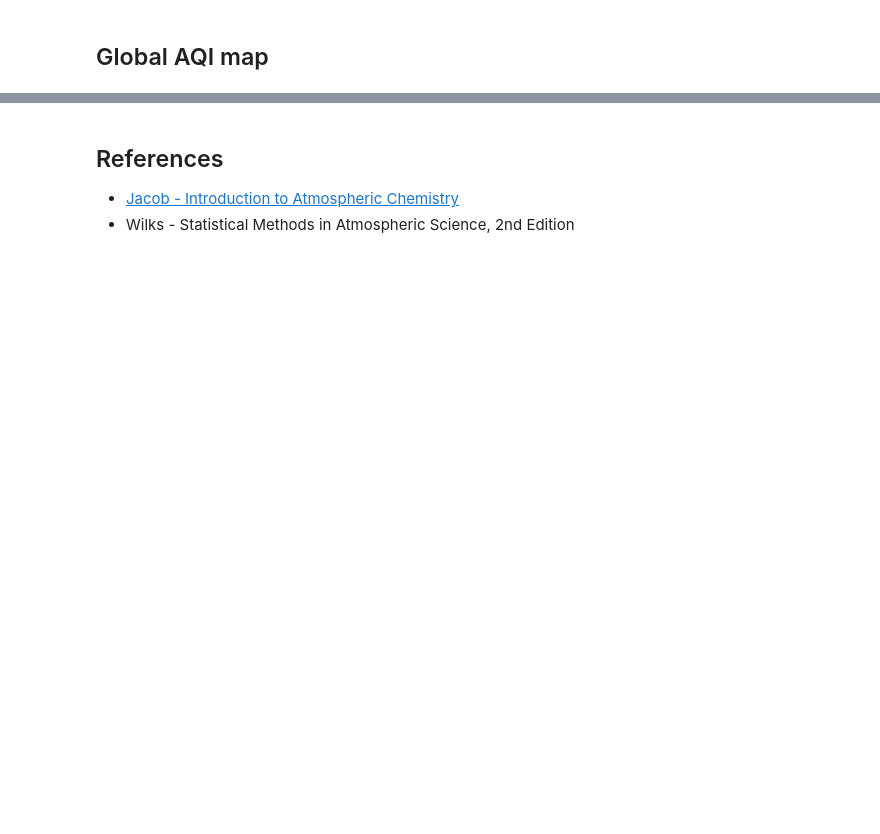
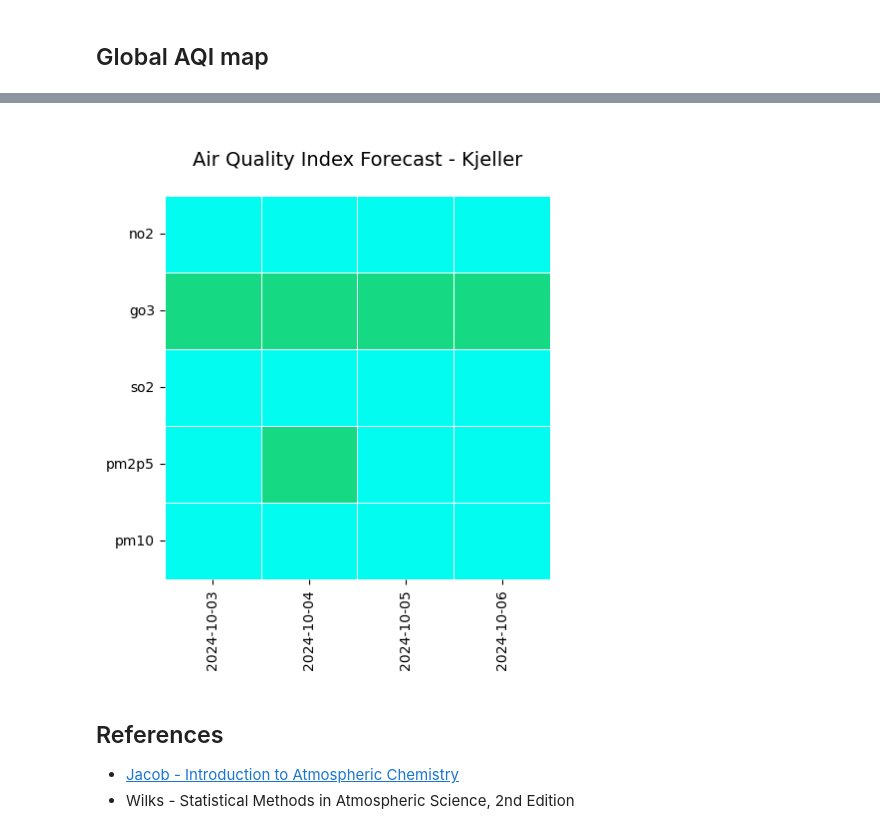
Before and after one commit to luigiselmi/copernicus, a Jupyter notebook: cams_glob_eaqi.ipynb, the cells around one changed output, grey strips where cells are left out. Saved outputs shown, nothing was run; the diff lists cells and outputs as text; code cells hidden in the pictures; blank space fills up the shorter version.

```diff
--- a/cams_glob_eaqi.ipynb
+++ b/cams_glob_eaqi.ipynb
@@ -624,0 +468,15 @@ cbar.set_ticklabels(labels)
+# %%
+kjeller_no2 = classify_forecast(kjeller_day['no2'], no2_limits)
+kjeller_o3 = classify_forecast(kjeller_day['go3'], o3_limits)
+kjeller_so2 = classify_forecast(kjeller_day['so2'], so2_limits)
+kjeller_pm25 = classify_forecast(kjeller_day['pm2p5'], pm25_limits)
+kjeller_pm10 = classify_forecast(kjeller_day['pm10'], pm10_limits)
+# %%
+kjeller_dict = {'pm10': kjeller_pm10,
+                'pm25': kjeller_pm25,
+                'so2': kjeller_so2,
+                'o3': kjeller_o3,
+                'no2': kjeller_no2}
+# %%
+kjeller_df = pd.DataFrame(kjeller_dict, index=days_index)
+kjeller_df
@@ -624,0 +489,3 @@ cbar.set_ticklabels(labels)
+# %%
+kjeller_df = (kjeller_df.T).iloc[::-1]
+kjeller_df
@@ -625,3 +499,31 @@ cbar.set_ticklabels(labels)
+# %%
+fig, ax = plt.subplots(1, 1, figsize=(5, 5))
+#cbar_ax = fig.add_axes([.82, .13, .01, .75])
+#fig.tight_layout()
+g = sns.heatmap(kjeller_df,
+                cmap=aqi_cmap,
+                linewidth = 0.5,
+                linecolor = 'w',
+                ax=ax,
+                #cbar_ax = cbar_ax,
+                vmin = 1,
+                vmax = 6, cbar=False)
+
+g.set_title("\nAir Quality Index Forecast - Kjeller\n", fontsize=14)
+#g.set(xlabel=None)
+
+g.set_yticklabels(params, fontsize=10, rotation=0)
+
+xlabels = kjeller_df.columns.format('%Y-%m-%d')[1::]
+g.set_xticklabels(xlabels, fontsize=10);
+
+# Customize colorbar entries
+#cbar = ax.collections[0].colorbar
+#cbar.set_ticks([1.4,2.2,3.1,3.9,4.8,5.6])
+#cbar.set_ticklabels(labels)
+#cbar.ax.tick_params(labelsize=11)
+# %% [output]
+[figure, added]
 # %% [markdown]
 ## References
 * [Jacob - Introduction to Atmospheric Chemistry](https://acmg.seas.harvard.edu/education/introduction-atmospheric-chemistry)
```
Also changed, not shown: parts of 72 cells of this notebook.
